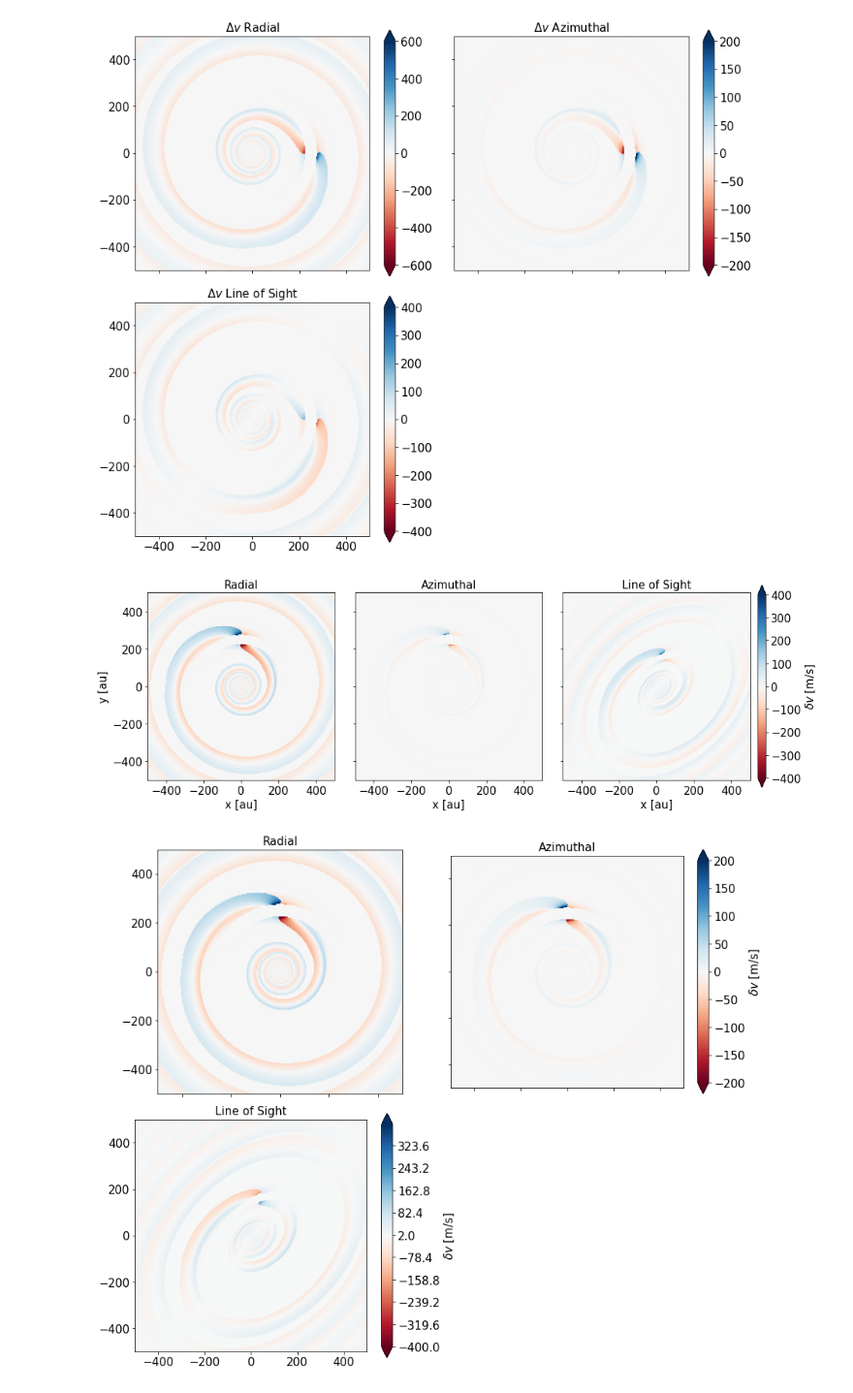
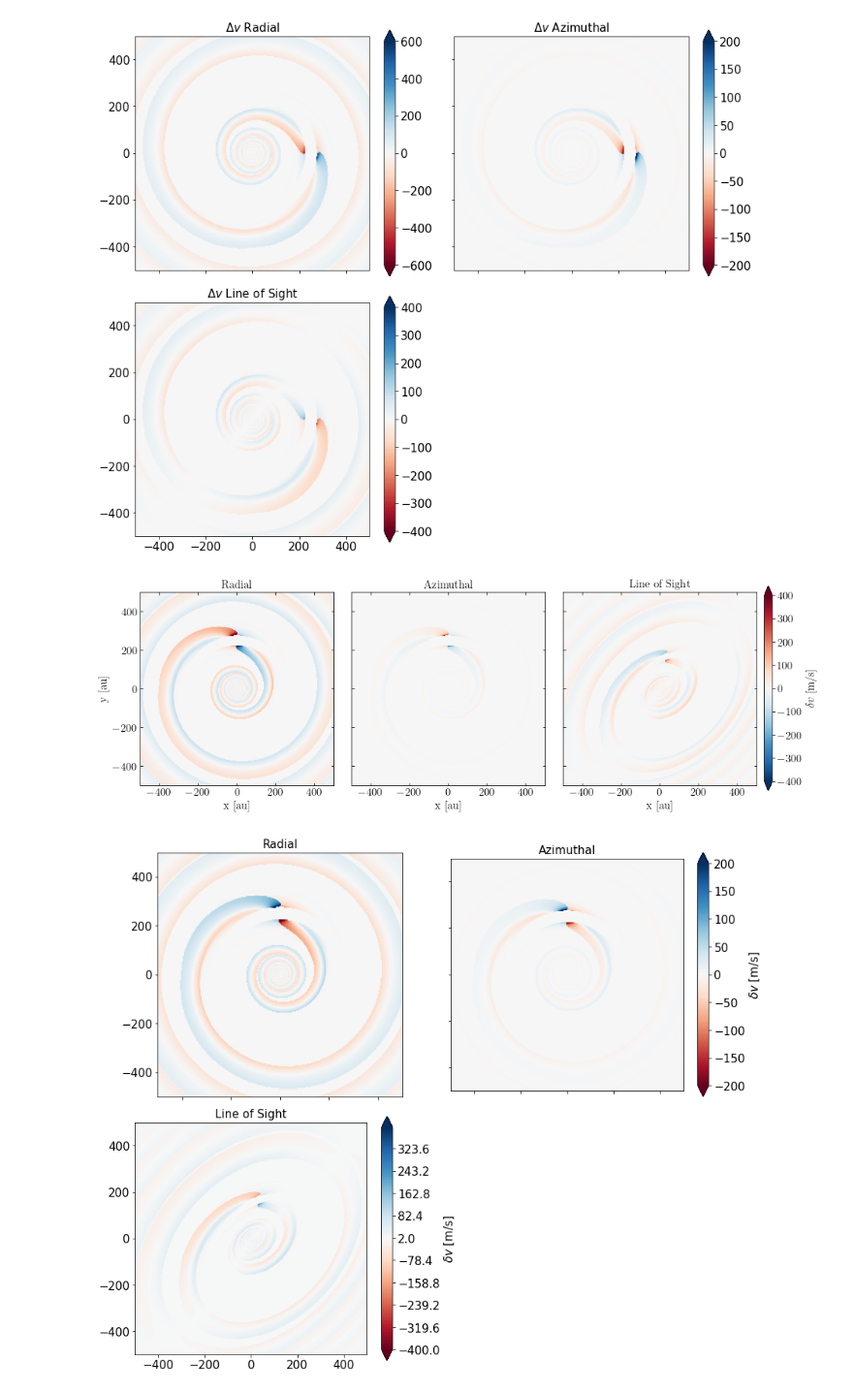
Before and after one commit to TomHilder/spiralmoments, a Jupyter notebook: paper_plots.ipynb, the cells around one changed output. Shown at 97% size. Saved outputs shown, nothing was run; the diff lists cells and outputs as text; code cells hidden in the pictures.

Commit message:
changed font

```diff
--- a/paper_plots.ipynb
+++ b/paper_plots.ipynb
@@ -17,6 +17,8 @@ plt.rcParams['ytick.labelsize'] = 15
 plt.rcParams['axes.titlesize']  = 15
 plt.rcParams['lines.dash_capstyle'] = 'round'
 plt.rcParams['lines.linewidth'] = 3
+plt.rc('text', usetex=True)
+plt.rc('font', family='serif')
 # %% [markdown]
 # Figure 3
 # %%
@@ -97,37 +99,41 @@ lim = 400
 levels = np.linspace(-lim, lim, 200)
 
 # all subplots
 for i in range(3):
     ax[i].axis('scaled')
     ax[i].set_xlim(-500, 500)
     ax[i].set_ylim(-500, 500)
     ax[i].set_xlabel('x [au]')
+    ax[i].xaxis.set_ticks_position('both')
+    ax[i].yaxis.set_ticks_position('both')
+    ax[i].xaxis.set_tick_params(direction='in')
+    ax[i].yaxis.set_tick_params(direction='in')
 
 ax[0].set_ylabel('y [au]')
 
 # plot v_r component
-c1 = ax[0].imshow(np.flipud(1e3*wf0.v_r), cmap='RdBu', extent=extent, vmin=-lim, vmax=lim)
+c1 = ax[0].imshow(np.flipud(1e3*wf0.v_r), cmap='RdBu_r', extent=extent, vmin=-lim, vmax=lim)
 
 # plot v_phi component
-c2 = ax[1].imshow(np.flipud(1e3*wf0.v_phi), cmap='RdBu', extent=extent, vmin=-lim, vmax=lim)
+c2 = ax[1].imshow(np.flipud(1e3*wf0.v_phi), cmap='RdBu_r', extent=extent, vmin=-lim, vmax=lim)
 
 # plot v_LOS component
-c3 = ax[2].contourf(rot_wf0.X, rot_wf0.Y, rot_wf0.v_field[2,:,:], cmap='RdBu', levels=levels, extend='both')
+c3 = ax[2].contourf(rot_wf0.X, rot_wf0.Y, rot_wf0.v_field[2,:,:], cmap='RdBu_r', levels=levels, extend='both')
 
 # titles
 ax[0].set_title(r'Radial')
 ax[1].set_title(r'Azimuthal')
 ax[2].set_title(r'Line of Sight')
 
 # colorbar
 fig.subplots_adjust(right=0.8)
 cbar_ax = fig.add_axes([0.81, 0.1, 0.01, 0.85])
 fig.colorbar(c1, cax=cbar_ax, extend='both', label=r'$\delta v$ [m/s]')
 
 plt.savefig('components.pdf', bbox_inches='tight')
 plt.show()
 # %% [output]
-[figure, old version]
+[figure, new version]
 # %%
 fig, ax = plt.subplots(2, 2,
                        sharex=True, sharey=True,
```
Also changed, not shown: parts of 3 cells of this notebook.
